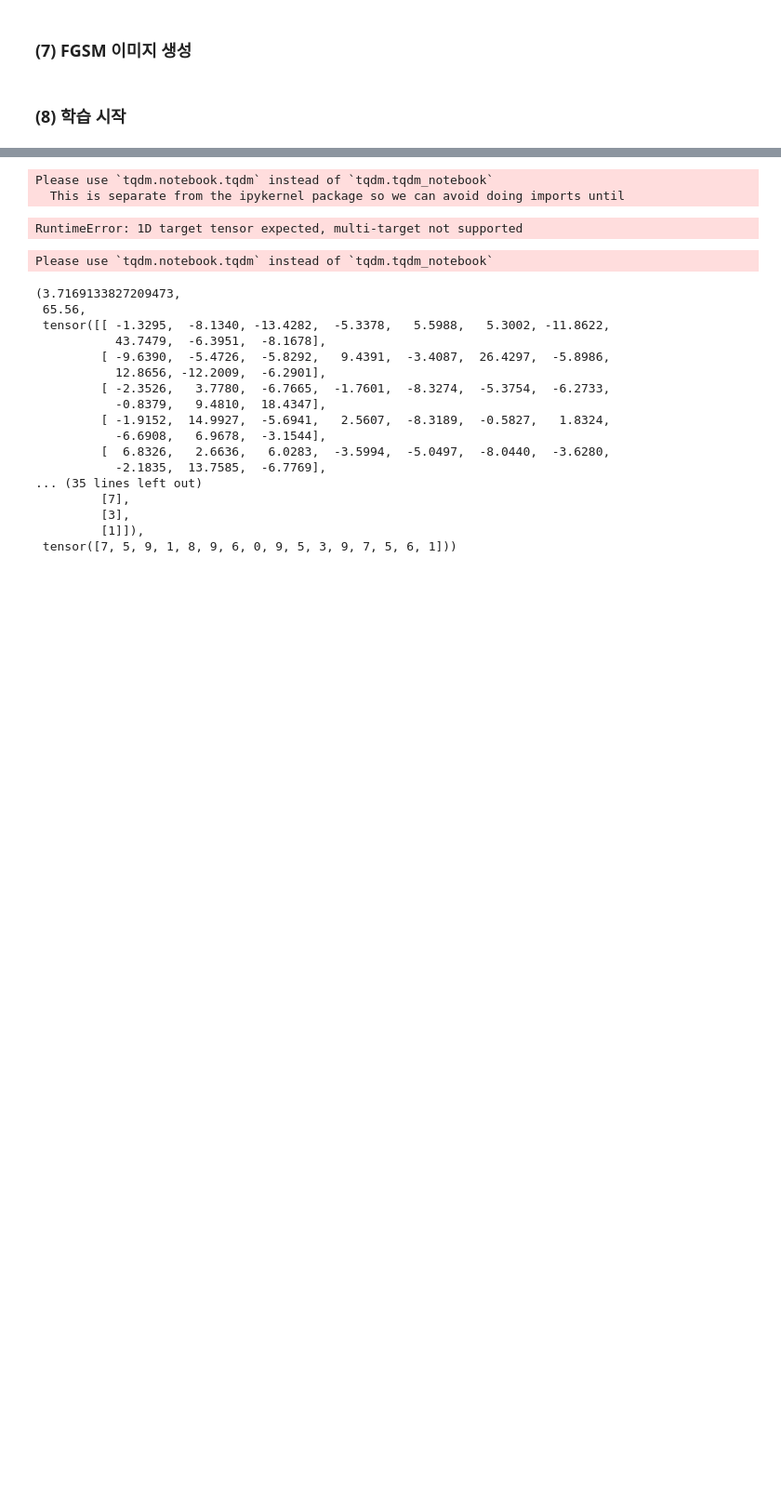
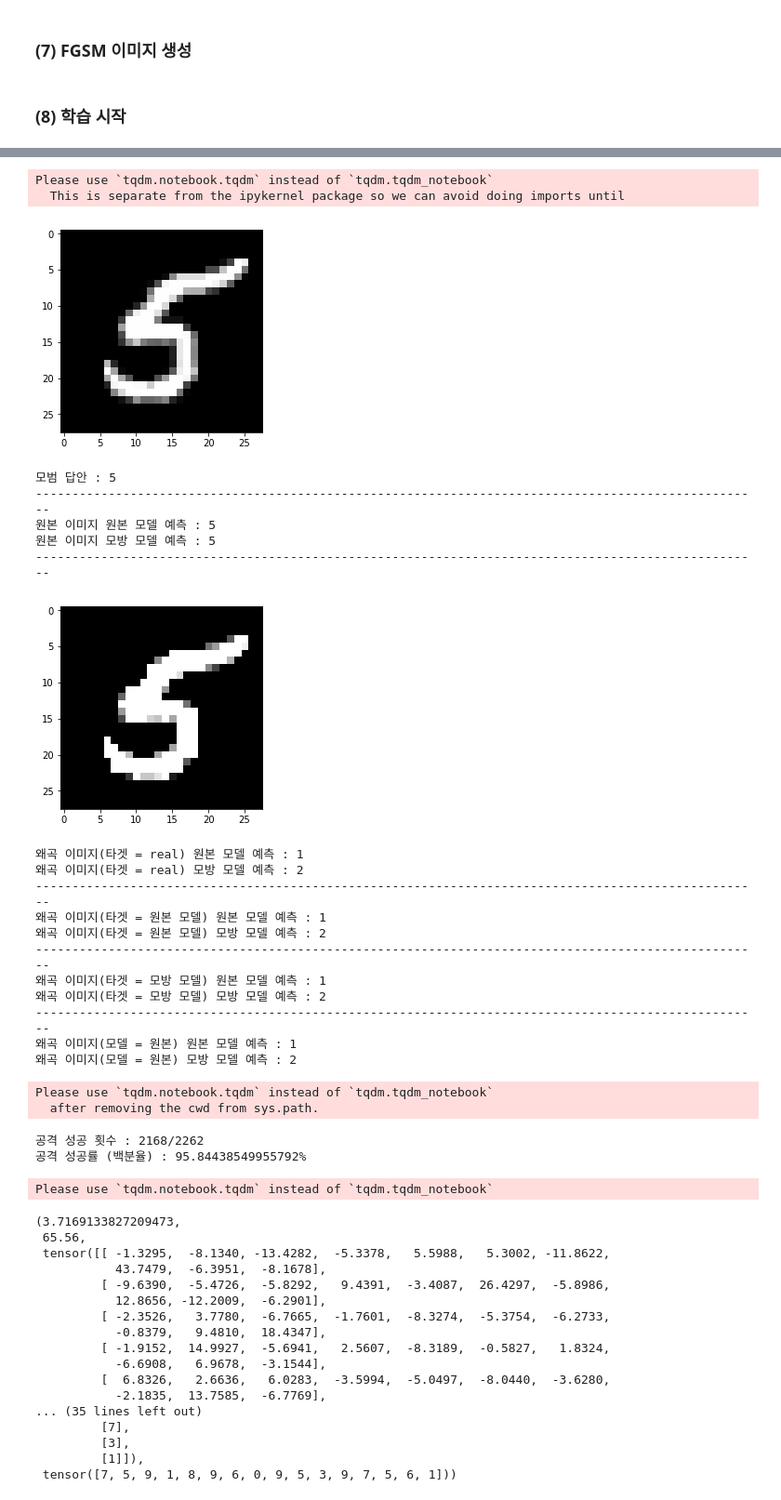
Before and after one commit to zhjlee11/PyTorch_Study, a Jupyter notebook: BlackBoxAdversarialAttack/BlackBoxAdversarialAttack.ipynb, the cells around one changed output, grey strips where cells are left out. Shown: that part at 93% size. Saved outputs shown, nothing was run; the diff lists cells and outputs as text; code cells hidden in the pictures; blank space fills up the shorter version.

```diff
--- a/BlackBoxAdversarialAttack/BlackBoxAdversarialAttack.ipynb
+++ b/BlackBoxAdversarialAttack/BlackBoxAdversarialAttack.ipynb
@@ -389,9 +467,33 @@ for epoch in range(already, EPOCHS + 1):
 # %%
-test_FGSM_attack(model, willBeHackedModel, test_loader, epsilon=0.1)
+test_FGSM_attack(ImitationModel, willBeHackedModel, test_cifar_loader, epsilon=0.07)
 # %% [output]
 Please use `tqdm.notebook.tqdm` instead of `tqdm.tqdm_notebook`
   This is separate from the ipykernel package so we can avoid doing imports until
+[figure, added]
-RuntimeError: 1D target tensor expected, multi-target not supported
+모범 답안 : 5
+----------------------------------------------------------------------------------------------------
+원본 이미지 원본 모델 예측 : 5
+원본 이미지 모방 모델 예측 : 5
+----------------------------------------------------------------------------------------------------
+[figure, added]
+왜곡 이미지(타겟 = real) 원본 모델 예측 : 1
+왜곡 이미지(타겟 = real) 모방 모델 예측 : 2
+----------------------------------------------------------------------------------------------------
+왜곡 이미지(타겟 = 원본 모델) 원본 모델 예측 : 1
+왜곡 이미지(타겟 = 원본 모델) 모방 모델 예측 : 2
+----------------------------------------------------------------------------------------------------
+왜곡 이미지(타겟 = 모방 모델) 원본 모델 예측 : 1
+왜곡 이미지(타겟 = 모방 모델) 모방 모델 예측 : 2
+----------------------------------------------------------------------------------------------------
+왜곡 이미지(모델 = 원본) 원본 모델 예측 : 1
+왜곡 이미지(모델 = 원본) 모방 모델 예측 : 2
+# %%
+get_num_attack_succeess(ImitationModel, willBeHackedModel, test_cifar_loader, epsilon=0.1)
+# %% [output]
+Please use `tqdm.notebook.tqdm` instead of `tqdm.tqdm_notebook`
+  after removing the cwd from sys.path.
+공격 성공 횟수 : 2168/2262
+공격 성공률 (백분율) : 95.84438549955792%
 # %%
 torch.save(model, './model/Attack Model/model_3.pt')
 # %%
```
Also changed, not shown: parts of 8 cells of this notebook.
